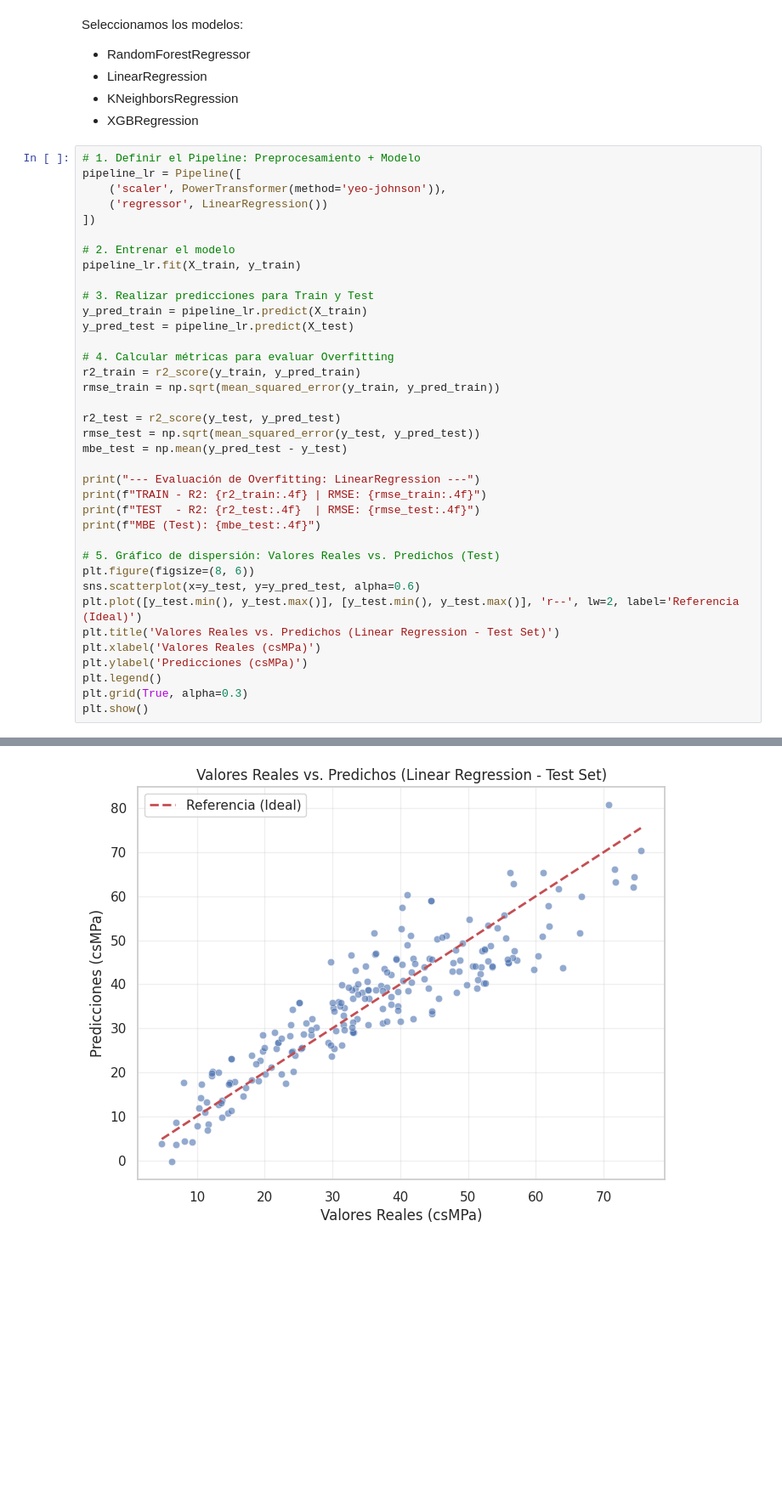
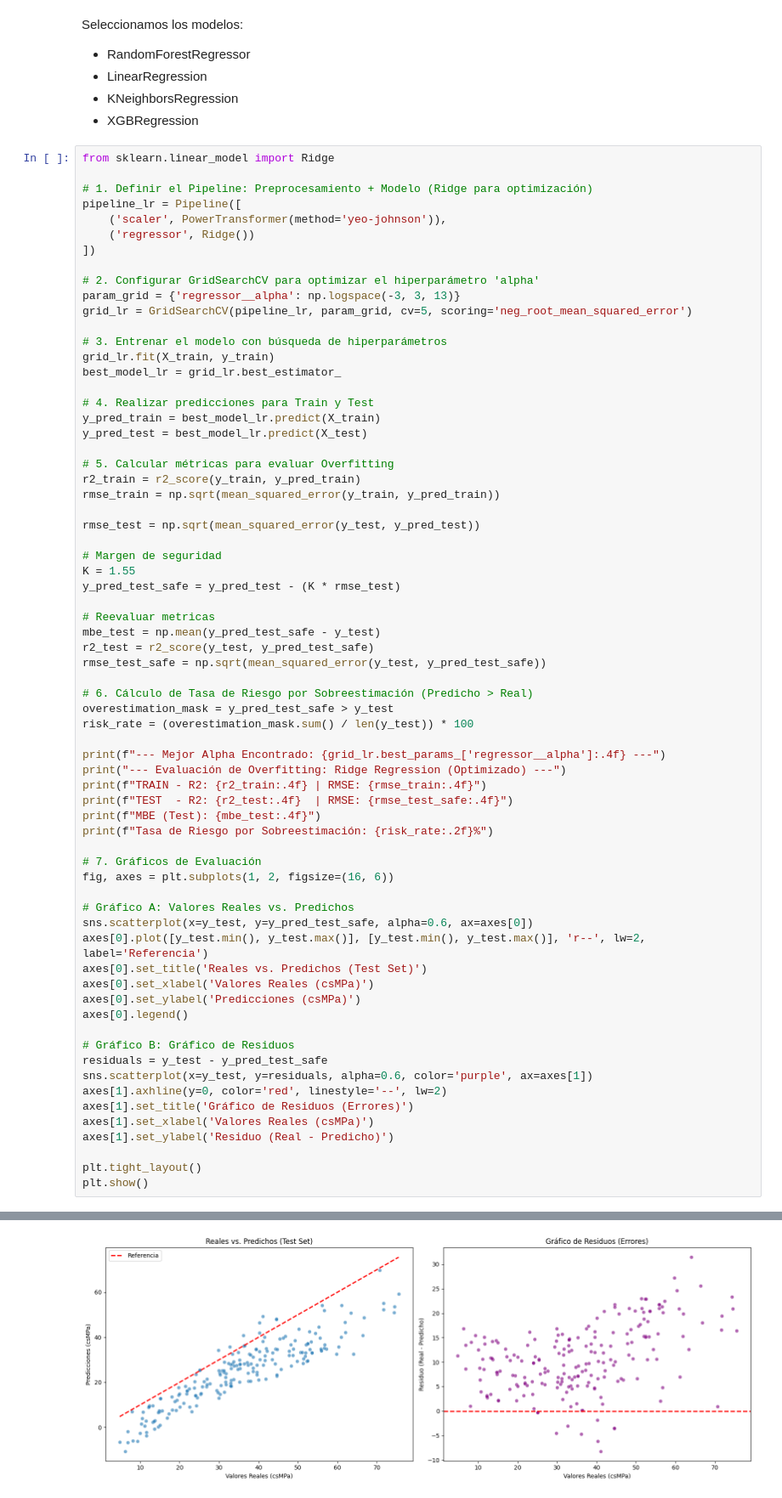
Before and after one commit to Santibareiro27/Inteligencia-Computacional, a Jupyter notebook: RA1_LAB1/Laboratorio_N°1_3.ipynb, the cells around one changed output, grey strips where cells are left out. Shown at 85% size. Cells and saved outputs as stored; diff of their text form; blank space fills up the shorter version.

```diff
--- a/RA1_LAB1/Laboratorio_N°1_3.ipynb
+++ b/RA1_LAB1/Laboratorio_N°1_3.ipynb
@@ -460,40 +461,71 @@ Seleccionamos los modelos:
 - KNeighborsRegression
 - XGBRegression
 # %%
-# 1. Definir el Pipeline: Preprocesamiento + Modelo
+from sklearn.linear_model import Ridge
+
+# 1. Definir el Pipeline: Preprocesamiento + Modelo (Ridge para optimización)
 pipeline_lr = Pipeline([
     ('scaler', PowerTransformer(method='yeo-johnson')),
-    ('regressor', LinearRegression())
+    ('regressor', Ridge())
 ])
 
-# 2. Entrenar el modelo
-pipeline_lr.fit(X_train, y_train)
+# 2. Configurar GridSearchCV para optimizar el hiperparámetro 'alpha'
+param_grid = {'regressor__alpha': np.logspace(-3, 3, 13)}
+grid_lr = GridSearchCV(pipeline_lr, param_grid, cv=5, scoring='neg_root_mean_squared_error')
 
-# 3. Realizar predicciones para Train y Test
-y_pred_train = pipeline_lr.predict(X_train)
-y_pred_test = pipeline_lr.predict(X_test)
+# 3. Entrenar el modelo con búsqueda de hiperparámetros
+grid_lr.fit(X_train, y_train)
+best_model_lr = grid_lr.best_estimator_
 
-# 4. Calcular métricas para evaluar Overfitting
+# 4. Realizar predicciones para Train y Test
+y_pred_train = best_model_lr.predict(X_train)
+y_pred_test = best_model_lr.predict(X_test)
+
+# 5. Calcular métricas para evaluar Overfitting
 r2_train = r2_score(y_train, y_pred_train)
 rmse_train = np.sqrt(mean_squared_error(y_train, y_pred_train))
 
-r2_test = r2_score(y_test, y_pred_test)
 rmse_test = np.sqrt(mean_squared_error(y_test, y_pred_test))
-mbe_test = np.mean(y_pred_test - y_test)
 
-print("--- Evaluación de Overfitting: LinearRegression ---")
+# Margen de seguridad
+K = 1.55
+y_pred_test_safe = y_pred_test - (K * rmse_test)
+
+# Reevaluar metricas
+mbe_test = np.mean(y_pred_test_safe - y_test)
+r2_test = r2_score(y_test, y_pred_test_safe)
+rmse_test_safe = np.sqrt(mean_squared_error(y_test, y_pred_test_safe))
+
+# 6. Cálculo de Tasa de Riesgo por Sobreestimación (Predicho > Real)
+overestimation_mask = y_pred_test_safe > y_test
+risk_rate = (overestimation_mask.sum() / len(y_test)) * 100
+
+print(f"--- Mejor Alpha Encontrado: {grid_lr.best_params_['regressor__alpha']:.4f} ---")
+print("--- Evaluación de Overfitting: Ridge Regression (Optimizado) ---")
 print(f"TRAIN - R2: {r2_train:.4f} | RMSE: {rmse_train:.4f}")
-print(f"TEST  - R2: {r2_test:.4f}  | RMSE: {rmse_test:.4f}")
+print(f"TEST  - R2: {r2_test:.4f}  | RMSE: {rmse_test_safe:.4f}")
 print(f"MBE (Test): {mbe_test:.4f}")
+print(f"Tasa de Riesgo por Sobreestimación: {risk_rate:.2f}%")
 
-# 5. Gráfico de dispersión: Valores Reales vs. Predichos (Test)
-plt.figure(figsize=(8, 6))
-sns.scatterplot(x=y_test, y=y_pred_test, alpha=0.6)
-plt.plot([y_test.min(), y_test.max()], [y_test.min(), y_test.max()], 'r--', lw=2, label='Referencia (Ideal)')
-plt.title('Valores Reales vs. Predichos (Linear Regression - Test Set)')
-plt.xlabel('Valores Reales (csMPa)')
-plt.ylabel('Predicciones (csMPa)')
-plt.legend()
-plt.grid(True, alpha=0.3)
+# 7. Gráficos de Evaluación
+fig, axes = plt.subplots(1, 2, figsize=(16, 6))
+
+# Gráfico A: Valores Reales vs. Predichos
+sns.scatterplot(x=y_test, y=y_pred_test_safe, alpha=0.6, ax=axes[0])
+axes[0].plot([y_test.min(), y_test.max()], [y_test.min(), y_test.max()], 'r--', lw=2, label='Referencia')
+axes[0].set_title('Reales vs. Predichos (Test Set)')
+axes[0].set_xlabel('Valores Reales (csMPa)')
+axes[0].set_ylabel('Predicciones (csMPa)')
+axes[0].legend()
+
+# Gráfico B: Gráfico de Residuos
+residuals = y_test - y_pred_test_safe
+sns.scatterplot(x=y_test, y=residuals, alpha=0.6, color='purple', ax=axes[1])
+axes[1].axhline(y=0, color='red', linestyle='--', lw=2)
+axes[1].set_title('Gráfico de Residuos (Errores)')
+axes[1].set_xlabel('Valores Reales (csMPa)')
+axes[1].set_ylabel('Residuo (Real - Predicho)')
+
+plt.tight_layout()
 plt.show()
 # %% [output]
@@ -504,2 +538,2 @@ MBE (Test): 0.0270
-[figure, old version]
+[figure, new version]
 # %%
```
Also changed, not shown: parts of 10 cells of this notebook.
